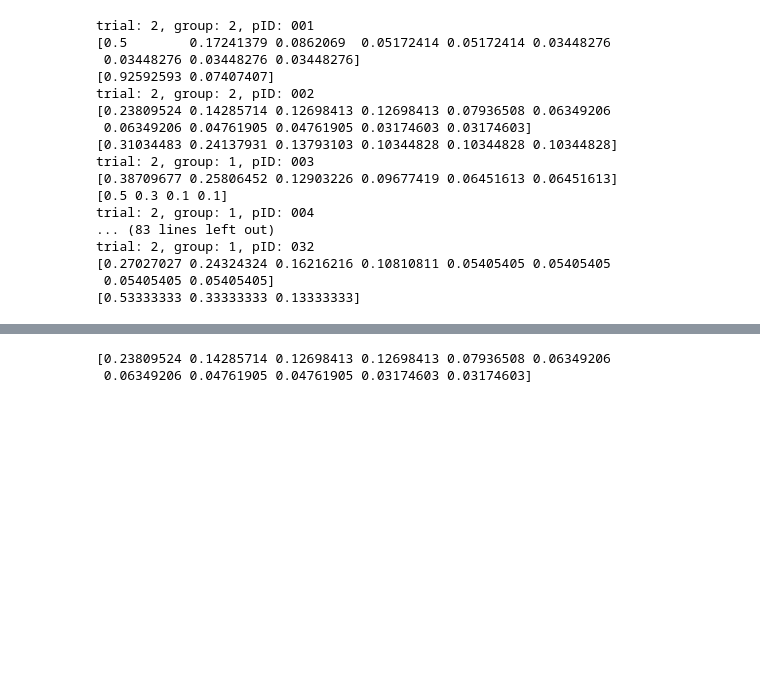
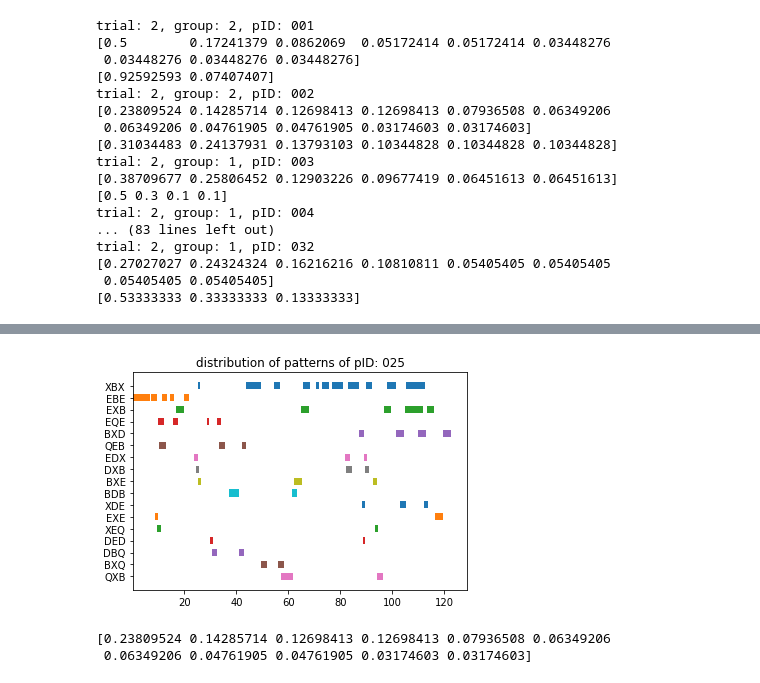
Before and after one commit to habom2310/eye-tracking-in-aviation, a Jupyter notebook: test between trials.ipynb, the cells around one changed output, grey strips where cells are left out. Cells and saved outputs as stored; diff of their text form; code cells hidden in the pictures; blank space fills up the shorter version.

```diff
--- a/test between trials.ipynb
+++ b/test between trials.ipynb
@@ -498,3 +505,25 @@ def dominance_level(dict_subseqcount):
+# %%
+pID = "025"
+document = mongo.find({"pID": pID, "trial":2})
+df_data = pd.DataFrame(document[0]["data"])
+df_data = fixation.merge_consecutive_fixations_in_same_roi(df_data)
+transitions, L = pair_transition_analysis.encode_transition(df_data["roi"], "fix")
+# %%
+df_data["enc_roi"] = list(transitions)
+subseq = subseqcount_group[pID][3]
+# %%
+fig, ax = plt.subplots()
+ax.invert_yaxis()
+
+for k in subseq.keys():
+    idx = [match.start() for match in re.finditer(k, transitions)]
+    starts = [df_data.iloc[i]["start"] for i in idx]
+    widths = [df_data.iloc[i+2]["end"]-df_data.iloc[i]["start"] for i in idx]
+    ax.barh(k, widths, left=starts, height=0.6)
+plt.title(f"distribution of patterns of pID: {pID}")
+plt.show()
+# %% [output]
+[figure, added]
 # %%
 dominance_level(subseqcount_group["002"][3])
 # %% [output]
```
Also changed, not shown: parts of 6 cells of this notebook, 22 other files.
